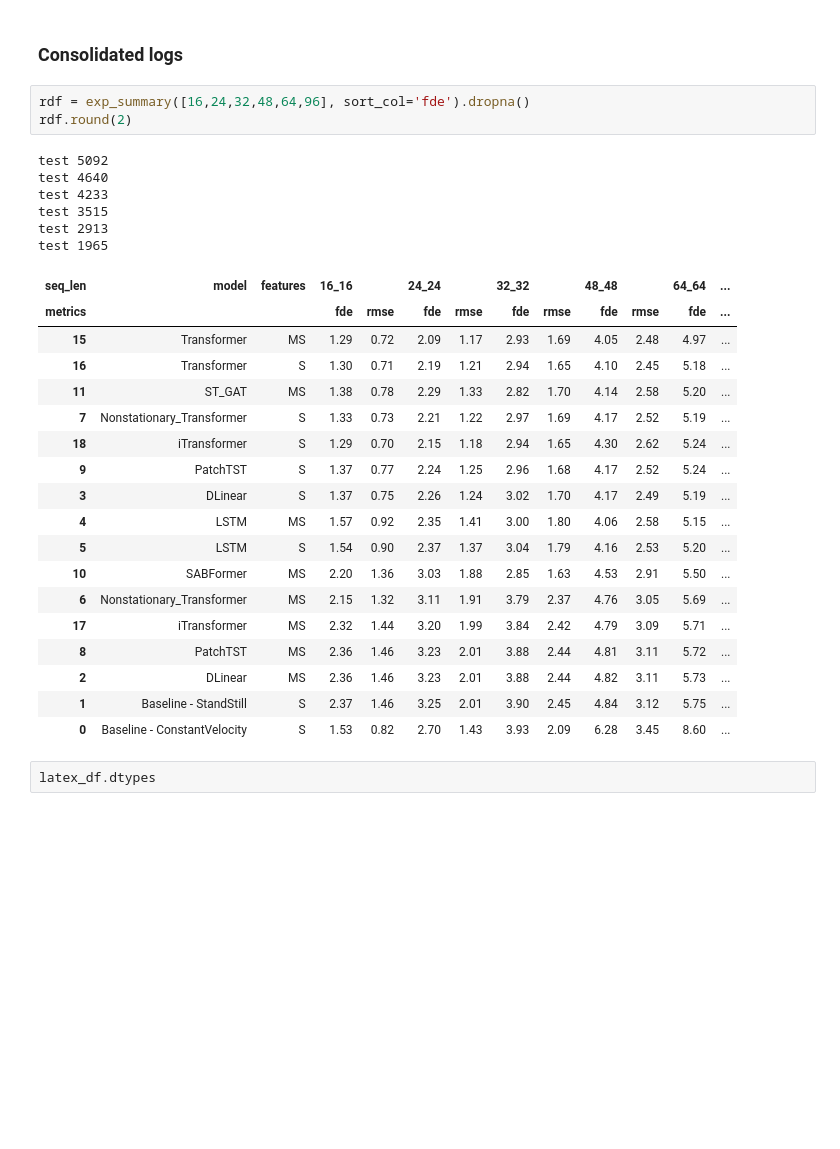
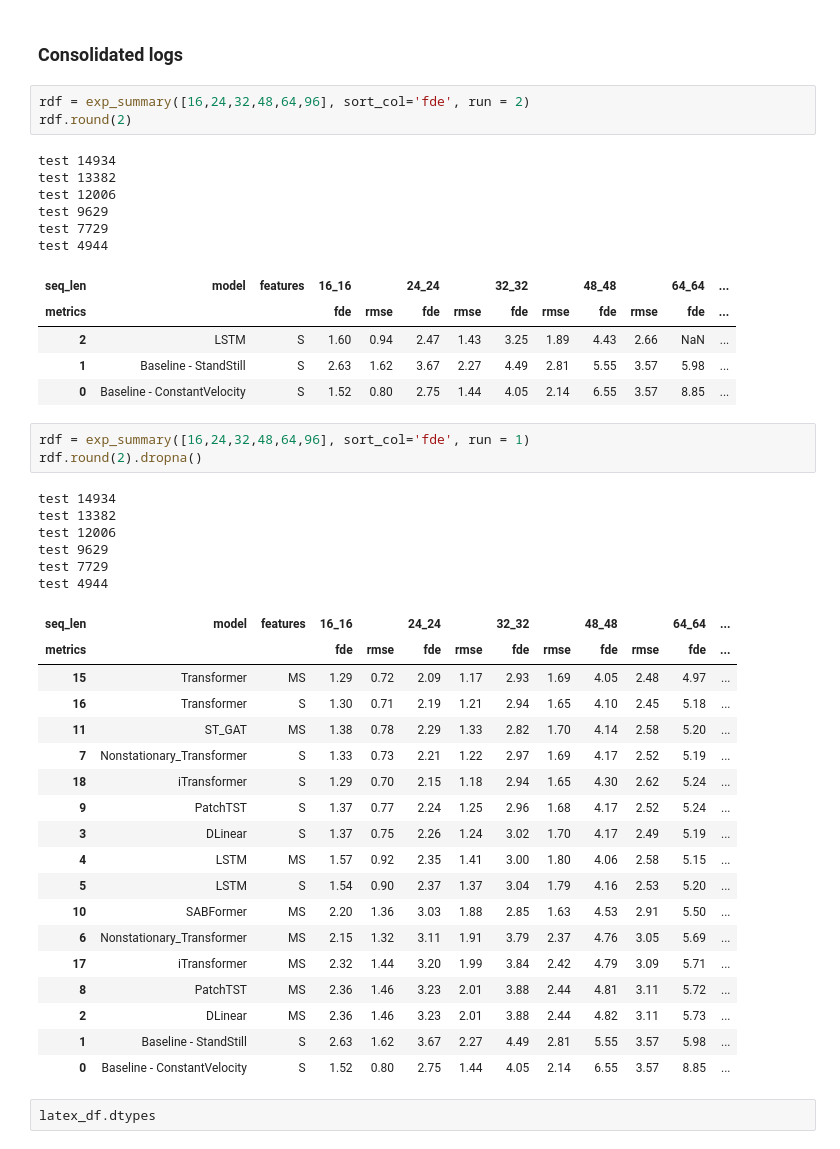
Before and after one commit to arnaud-odet/Time-Series-Library, a Jupyter notebook: results.ipynb, the cells around one changed output. Saved outputs shown, nothing was run; the diff lists cells and outputs as text; blank space fills up the shorter version.

```diff
--- a/results.ipynb
+++ b/results.ipynb
@@ -45,33 +47,48 @@ def highlight_values(df, n=3, ascending:bool=True, col_list:list=None, n_digits:
 # %% [markdown]
 ### Consolidated logs
 # %%
-rdf = exp_summary([16,24,32,48,64,96], sort_col='fde').dropna()
+rdf = exp_summary([16,24,32,48,64,96], sort_col='fde', run = 2)
 rdf.round(2)
 # %% [output]
-test 5092
-test 4640
-test 4233
-test 3515
-test 2913
-test 1965
+test 14934
+test 13382
+test 12006
+test 9629
+test 7729
+test 4944
 | seq_len | model | features | 16_16 |  | 24_24 |  | 32_32 |  | 48_48 |  | 64_64 | ... |
 | metrics |  |  | fde | rmse | fde | rmse | fde | rmse | fde | rmse | fde | ... |
-| 15 | Transformer | MS | 1.29 | 0.72 | 2.09 | 1.17 | 2.93 | 1.69 | 4.05 | 2.48 | 4.97 | ... |
-| 16 | Transformer | S | 1.30 | 0.71 | 2.19 | 1.21 | 2.94 | 1.65 | 4.10 | 2.45 | 5.18 | ... |
-| 11 | ST_GAT | MS | 1.38 | 0.78 | 2.29 | 1.33 | 2.82 | 1.70 | 4.14 | 2.58 | 5.20 | ... |
-| 7 | Nonstationary_Transformer | S | 1.33 | 0.73 | 2.21 | 1.22 | 2.97 | 1.69 | 4.17 | 2.52 | 5.19 | ... |
-| 18 | iTransformer | S | 1.29 | 0.70 | 2.15 | 1.18 | 2.94 | 1.65 | 4.30 | 2.62 | 5.24 | ... |
-| 9 | PatchTST | S | 1.37 | 0.77 | 2.24 | 1.25 | 2.96 | 1.68 | 4.17 | 2.52 | 5.24 | ... |
-| 3 | DLinear | S | 1.37 | 0.75 | 2.26 | 1.24 | 3.02 | 1.70 | 4.17 | 2.49 | 5.19 | ... |
-| 4 | LSTM | MS | 1.57 | 0.92 | 2.35 | 1.41 | 3.00 | 1.80 | 4.06 | 2.58 | 5.15 | ... |
-| 5 | LSTM | S | 1.54 | 0.90 | 2.37 | 1.37 | 3.04 | 1.79 | 4.16 | 2.53 | 5.20 | ... |
-| 10 | SABFormer | MS | 2.20 | 1.36 | 3.03 | 1.88 | 2.85 | 1.63 | 4.53 | 2.91 | 5.50 | ... |
-| 6 | Nonstationary_Transformer | MS | 2.15 | 1.32 | 3.11 | 1.91 | 3.79 | 2.37 | 4.76 | 3.05 | 5.69 | ... |
-| 17 | iTransformer | MS | 2.32 | 1.44 | 3.20 | 1.99 | 3.84 | 2.42 | 4.79 | 3.09 | 5.71 | ... |
-| 8 | PatchTST | MS | 2.36 | 1.46 | 3.23 | 2.01 | 3.88 | 2.44 | 4.81 | 3.11 | 5.72 | ... |
-| 2 | DLinear | MS | 2.36 | 1.46 | 3.23 | 2.01 | 3.88 | 2.44 | 4.82 | 3.11 | 5.73 | ... |
-| 1 | Baseline - StandStill | S | 2.37 | 1.46 | 3.25 | 2.01 | 3.90 | 2.45 | 4.84 | 3.12 | 5.75 | ... |
-| 0 | Baseline - ConstantVelocity | S | 1.53 | 0.82 | 2.70 | 1.43 | 3.93 | 2.09 | 6.28 | 3.45 | 8.60 | ... |
+| 2 | LSTM | S | 1.60 | 0.94 | 2.47 | 1.43 | 3.25 | 1.89 | 4.43 | 2.66 | NaN | ... |
+| 1 | Baseline - StandStill | S | 2.63 | 1.62 | 3.67 | 2.27 | 4.49 | 2.81 | 5.55 | 3.57 | 5.98 | ... |
+| 0 | Baseline - ConstantVelocity | S | 1.52 | 0.80 | 2.75 | 1.44 | 4.05 | 2.14 | 6.55 | 3.57 | 8.85 | ... |
+# %%
+rdf = exp_summary([16,24,32,48,64,96], sort_col='fde', run = 1)
+rdf.round(2).dropna()
+# %% [output]
+test 14934
+test 13382
+test 12006
+test 9629
+test 7729
+test 4944
+| seq_len | model | features | 16_16 |  | 24_24 |  | 32_32 |  | 48_48 |  | 64_64 | ... |
+| metrics |  |  | fde | rmse | fde | rmse | fde | rmse | fde | rmse | fde | ... |
+| 15 | Transformer | MS | 1.29 | 0.72 | 2.09 | 1.17 | 2.93 | 1.69 | 4.05 | 2.48 | 4.97 | ... |
+| 16 | Transformer | S | 1.30 | 0.71 | 2.19 | 1.21 | 2.94 | 1.65 | 4.10 | 2.45 | 5.18 | ... |
+| 11 | ST_GAT | MS | 1.38 | 0.78 | 2.29 | 1.33 | 2.82 | 1.70 | 4.14 | 2.58 | 5.20 | ... |
+| 7 | Nonstationary_Transformer | S | 1.33 | 0.73 | 2.21 | 1.22 | 2.97 | 1.69 | 4.17 | 2.52 | 5.19 | ... |
+| 18 | iTransformer | S | 1.29 | 0.70 | 2.15 | 1.18 | 2.94 | 1.65 | 4.30 | 2.62 | 5.24 | ... |
+| 9 | PatchTST | S | 1.37 | 0.77 | 2.24 | 1.25 | 2.96 | 1.68 | 4.17 | 2.52 | 5.24 | ... |
+| 3 | DLinear | S | 1.37 | 0.75 | 2.26 | 1.24 | 3.02 | 1.70 | 4.17 | 2.49 | 5.19 | ... |
+| 4 | LSTM | MS | 1.57 | 0.92 | 2.35 | 1.41 | 3.00 | 1.80 | 4.06 | 2.58 | 5.15 | ... |
+| 5 | LSTM | S | 1.54 | 0.90 | 2.37 | 1.37 | 3.04 | 1.79 | 4.16 | 2.53 | 5.20 | ... |
+| 10 | SABFormer | MS | 2.20 | 1.36 | 3.03 | 1.88 | 2.85 | 1.63 | 4.53 | 2.91 | 5.50 | ... |
+| 6 | Nonstationary_Transformer | MS | 2.15 | 1.32 | 3.11 | 1.91 | 3.79 | 2.37 | 4.76 | 3.05 | 5.69 | ... |
+| 17 | iTransformer | MS | 2.32 | 1.44 | 3.20 | 1.99 | 3.84 | 2.42 | 4.79 | 3.09 | 5.71 | ... |
+| 8 | PatchTST | MS | 2.36 | 1.46 | 3.23 | 2.01 | 3.88 | 2.44 | 4.81 | 3.11 | 5.72 | ... |
+| 2 | DLinear | MS | 2.36 | 1.46 | 3.23 | 2.01 | 3.88 | 2.44 | 4.82 | 3.11 | 5.73 | ... |
+| 1 | Baseline - StandStill | S | 2.63 | 1.62 | 3.67 | 2.27 | 4.49 | 2.81 | 5.55 | 3.57 | 5.98 | ... |
+| 0 | Baseline - ConstantVelocity | S | 1.52 | 0.80 | 2.75 | 1.44 | 4.05 | 2.14 | 6.55 | 3.57 | 8.85 | ... |
 # %%
 latex_df.dtypes
 # %% [output]
```
Also changed, not shown: parts of 3 cells of this notebook, 6 other files.
